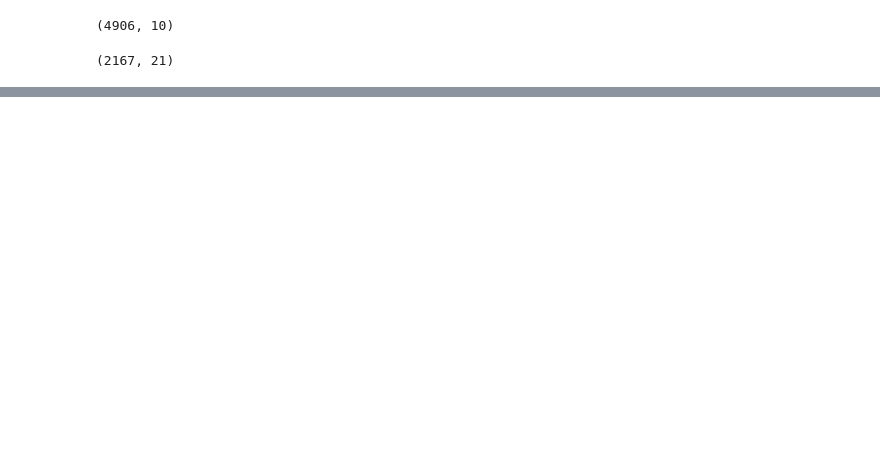
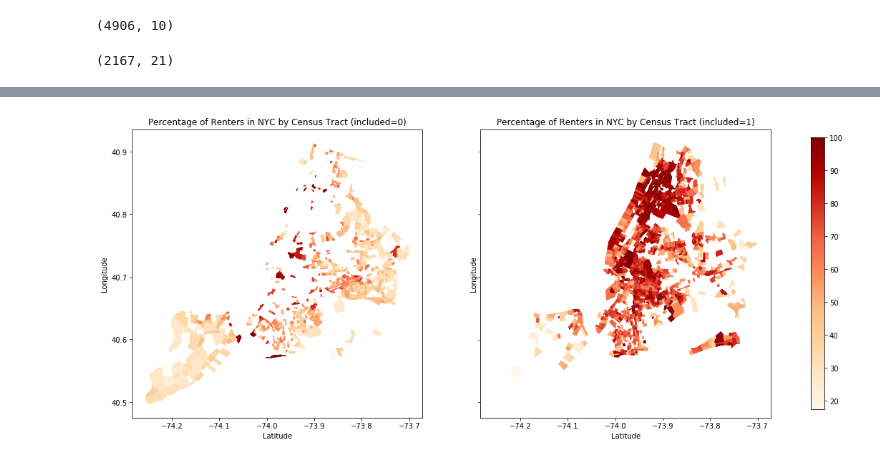
Before and after one commit to community-insight-impact/cvi_ucla_partnership, a Jupyter notebook: notebooks/Census_plots_NY.ipynb, the cells around one changed output, grey strips where cells are left out. Drawn from its saved outputs; the diff is of its cells as text; code cells hidden in the pictures; blank space fills up the shorter version.

```diff
--- a/notebooks/Census_plots_NY.ipynb
+++ b/notebooks/Census_plots_NY.ipynb
@@ -55,0 +57,3 @@ tracksNYC.plot(column='bin', ax=ax, legend=True, cax=cax, cmap='OrRd')
+# %%
+acs_renter = pd.read_csv('../data/neighborhood_char/acs_summary.csv')
+acs_renter.head()
@@ -55,0 +67,16 @@ tracksNYC.plot(column='bin', ax=ax, legend=True, cax=cax, cmap='OrRd')
+# %%
+renterNYC = tracks.join(acs_renter.set_index("GEO_ID"), on="AFFGEOID", how = "right", rsuffix='r')
+# %%
+renterNYC['include'] = (renterNYC.renter_num>500)*1  # default threshold (UCLA) = 500
+fig, ax = plt.subplots(1, 2, figsize=(20, 10), sharex=True, sharey=True)
+for i in range(2):
+    renterNYC[renterNYC['include']==0].plot(column='renter_per', ax=ax[0], cmap='OrRd');
+    renterNYC[renterNYC['include']==1].plot(column='renter_per', ax=ax[1], cmap='OrRd');
+    ax[i].set_title('Percentage of Renters in NYC by Census Tract (included={})'.format(i));
+    ax[i].set_xlabel('Latitude');
+    ax[i].set_ylabel('Longitude');
+patch_col = ax[1].collections[0]
+cb = fig.colorbar(patch_col, ax=ax, shrink=0.7)
+fig.savefig('../output/renter_percentage.png', bbox_inches = 'tight')
+# %% [output]
+[figure, added]
```
Also changed, not shown: parts of 3 cells of this notebook, 1 other file.
